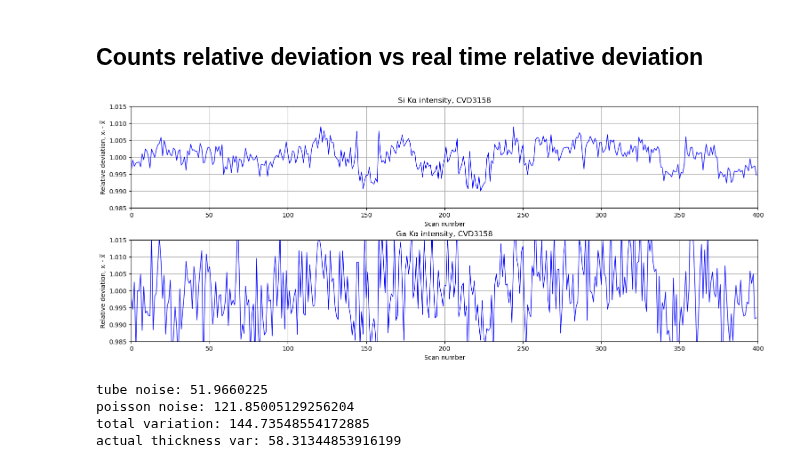
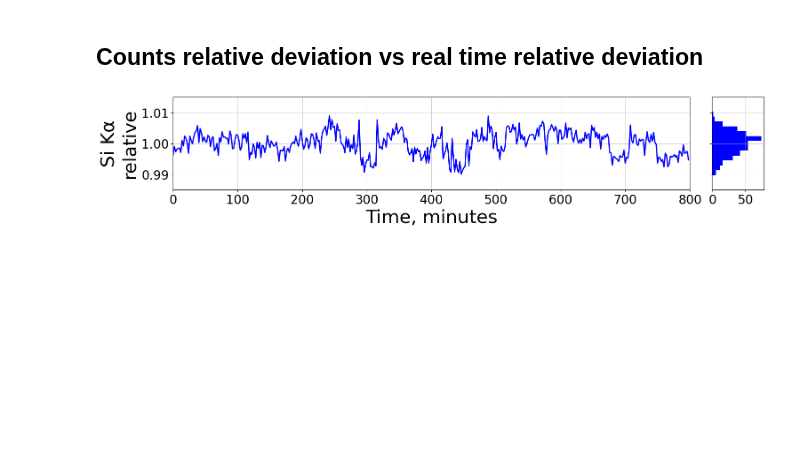
Before and after one commit to ELFREELAND/xrf-thickness-studies, a Jupyter notebook: maps/tube_noise_deadtime.ipynb, the cells around one changed output. Drawn from its saved outputs; the diff is of its cells as text; code cells hidden in the pictures; blank space fills up the shorter version.

Commit message:
histogram in tube noise plotter

```diff
--- a/maps/tube_noise_deadtime.ipynb
+++ b/maps/tube_noise_deadtime.ipynb
@@ -132,50 +132,64 @@ plt.show()
 [figure]
 # %% [markdown]
 ## Counts relative deviation vs real time relative deviation
+# %%
+ms = 20 #marker size
+title_font = {"fontsize": 36}
+legend_font_size = 20
+axes_font = {"fontsize": 30}
+tick_label_size = 20
+fit_line_size = 2
+grid_width = 0.4
+
+figure_size = (15, 3)
 # %%
-f, axs = plt.subplots(nrows=2, ncols=1, figsize=(15, 6), layout="constrained")
+f, (ax, ax2) = plt.subplots(nrows=1, ncols=2, figsize=(15, 3), layout="constrained", width_ratios=(10,1))
 
-axs[0].plot(dat_1["si ka"]/np.average(dat_1["si ka"]), "b-", linewidth=1)
+#gs = f.add_gridspec(1, 2, width_ratios=(10,1))
+
+ax.plot(np.arange(0, 800, 2), dat_1["si ka"]/np.average(dat_1["si ka"]), "b-", linewidth=fit_line_size)
 #axs[0].plot(dat_1["realtime"]/np.average(dat_1["realtime"]), "r--", linewidth=1)
-axs[0].grid(True)
-axs[0].set_xlabel("Scan number")
-axs[0].set_ylabel("Relative deviation, x\u1d62 - x\u0305")
-axs[0].set_title("Si K\u03b1 intensity, "+sample_name)
-axs[0].axis([0, grid_size**2, 0.985, 1.015])
 
-axs[1].plot(dat_1["ga ka"]/np.average(dat_1["ga ka"]), "b-", linewidth=1)
+#ax2 = f.add_subplot(gs[1])
+
+ax.grid(visible=True, linewidth=grid_width)
+ax.set_xlabel("Time, minutes", fontdict=axes_font)
+ax.set_ylabel("Si K\u03b1\nrelative", fontdict=axes_font)
+#ax.set_title(titles[id], fontdict=title_font)
+#ax.legend(fontsize=legend_font_size)
+ax.tick_params(axis="both", which="major", labelsize=tick_label_size)
+#ax.tick_params(axis="y", rotation=45)
+#ax.ticklabel_format(axis="y", scilimits=(0,3))
+#ax.yaxis.get_offset_text().set_fontsize(tick_label_size)
+ax.axis([0, 800, 0.985, 1.015])
+
+ax2.hist(dat_1["si ka"]/np.average(dat_1["si ka"]), b, orientation="horizontal", color="b")
+
+ax2.tick_params(axis="both", which="major", labelsize=tick_label_size)
+ax2.grid(visible=True, linewidth=grid_width)
+ax2.set_xlabel(" ", fontdict=axes_font)
+#ax2.set_ylabel("frequency", fontdict=axes_font)
+ax2.set_ylim(0.985, 1.015)
+ax2.set_yticklabels([])
+
+#axs[1].plot(dat_1["ga ka"]/np.average(dat_1["ga ka"]), "b-", linewidth=1)
 #axs[1].plot(dat_1["realtime"]/np.average(dat_1["realtime"]), "r--", linewidth=1)
-axs[1].grid(True)
-axs[1].set_xlabel("Scan number")
-axs[1].set_ylabel("Relative deviation, x\u1d62 - x\u0305")
-axs[1].set_title("Ga K\u03b1 intensity, "+sample_name)
-axs[1].axis([0, grid_size**2, 0.985, 1.015])
+#axs[1].grid(True)
+#axs[1].set_xlabel("Scan number")
+#axs[1].set_ylabel("Relative deviation, x\u1d62 - x\u0305")
+#axs[1].set_title("Ga K\u03b1 intensity, "+sample_name)
+#axs[1].axis([0, grid_size**2, 0.985, 1.015])
 
 #axs[1].plot(dat_2["si ka"]/np.average(dat_2["si ka"]), "b-", linewidth=1)
 #axs[1].plot(dat_2["realtime"]/np.average(dat_2["realtime"]), "r--", linewidth=1)
 #axs[1].grid(True)
 #axs[1].set_xlabel("Scan number")
 #axs[1].set_ylabel("Relative deviation, x\u1d62 - x\u0305")
 #axs[1].set_title("Detector 2")
 #axs[1].axis([0, grid_size**2, 0.985, 1.015])
 
 #f.suptitle("Si K\u03b1 intensity, "+sample_name)
 
 plt.show()
 # %% [output]
-[figure, old version]
+[figure, new version]
-# %%
-sigma_tube = 0.0035*np.average(dat_1["ga ka"])
-sigma_poisson = np.sqrt(np.average(dat_1["ga ka"])) #should it be square root of the height of the peak instead of the area?
-sigma_total = np.std(dat_1["ga ka"])
-
-print("tube noise: {0}\npoisson noise: {1}\ntotal variation: {2}\nactual thickness var: {3}".format(sigma_tube,
-                                                                                                    sigma_poisson,
-                                                                                                    sigma_total,
-                                                                                                    np.sqrt(sigma_total**2 - sigma_poisson**2 - sigma_tube**2)
-                                                                                                    ))
-# %% [output]
-tube noise: 51.9660225
-poisson noise: 121.85005129256204
-total variation: 144.73548554172885
-actual thickness var: 58.31344853916199
```
Also changed, not shown: parts of 1 cell of this notebook, 5 other files.
